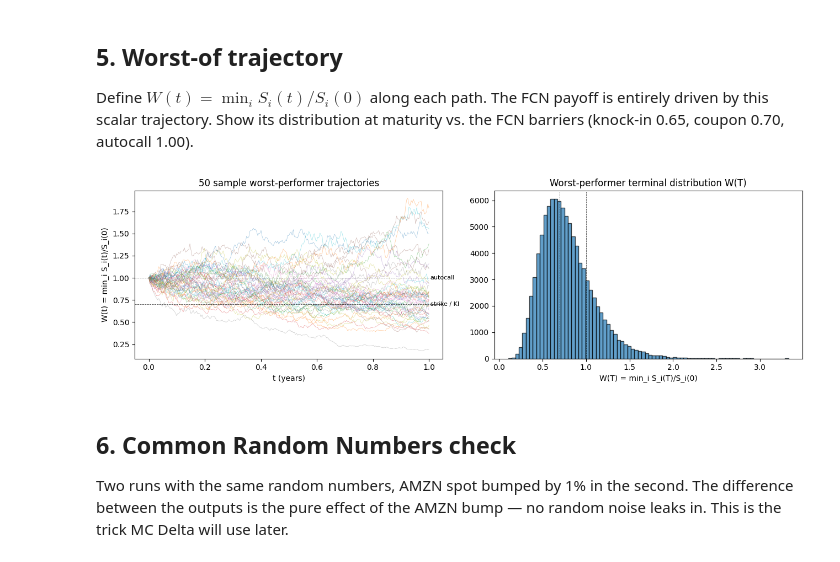
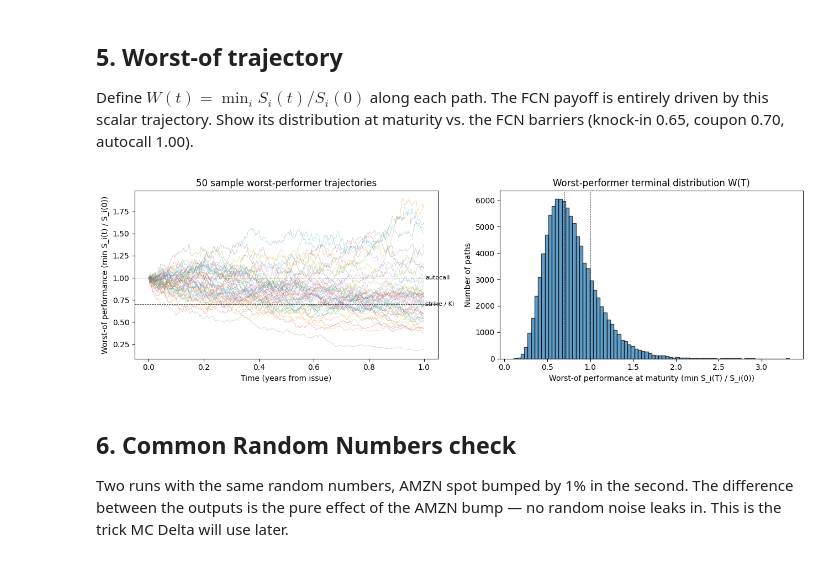
Before and after one commit to jothamteo/fcn-worst-of-pricer, a Jupyter notebook: notebooks/02_gbm_simulation.ipynb, the cells around one changed output. Drawn from its saved outputs; the diff is of its cells as text; code cells hidden in the pictures.

Commit message:
nb02 §5: add Y-axis label to histogram, plain-English axis text on both panels
Per JT msg 12388. The "Worst-performer terminal distribution" histogram
had no y-axis label (just unlabeled tick counts), and the existing
x-axis labels used a symbol-heavy form ("W(T) = min_i S_i(T)/S_i(0)")
that's hard to parse for a non-quant reader.

Axis label changes:

Trajectories panel:
  X: "t (years)"               → "Time (years from issue)"
  Y: "W(t) = min_i S_i(t)/S_i(0)" → "Worst-of performance (min S_i(t) / S_i(0))"

Terminal-distribution histogram:
  X: "W(T) = min_i S_i(T)/S_i(0)" → "Worst-of performance at maturity (min S_i(T) / S_i(0))"
  Y: (none — missing)          → "Number of paths"

The "Number of paths" y-label was the actual omission; the others are
just clearer phrasing of the same axis identity. Notebook re-executed;
both charts now self-explanatory.

```diff
--- a/notebooks/02_gbm_simulation.ipynb
+++ b/notebooks/02_gbm_simulation.ipynb
@@ -148,27 +148,28 @@ Define $W(t) = \min_i S_i(t)/S_i(0)$ along each path. The FCN payoff is entirely
 # %%
 perf = paths / spots               # (paths, steps+1, d)
 worst = perf.min(axis=2)            # (paths, steps+1)
 worst_T = worst[:, -1]
 
 fig, (ax1, ax2) = plt.subplots(1, 2, figsize=(13, 4))
 ax1.plot(time_grid, worst[:50].T, lw=0.4, alpha=0.5)
 for level, label in [(1.00, "autocall"), (0.70, "strike / KI")]:
     ax1.axhline(level, color="k", lw=0.6, ls="--", alpha=0.7)
     ax1.text(T + 0.005, level, label, va="center", fontsize=8)
 ax1.set_title("50 sample worst-performer trajectories")
-ax1.set_xlabel("t (years)")
-ax1.set_ylabel("W(t) = min_i S_i(t)/S_i(0)")
+ax1.set_xlabel("Time (years from issue)")
+ax1.set_ylabel("Worst-of performance (min S_i(t) / S_i(0))")
 
 ax2.hist(worst_T, bins=80, edgecolor="k", alpha=0.7)
 for level, label in [(1.00, "autocall"), (0.70, "strike / KI")]:
     ax2.axvline(level, color="k", lw=0.6, ls="--", alpha=0.7)
 ax2.set_title("Worst-performer terminal distribution W(T)")
-ax2.set_xlabel("W(T) = min_i S_i(T)/S_i(0)")
+ax2.set_xlabel("Worst-of performance at maturity (min S_i(T) / S_i(0))")
+ax2.set_ylabel("Number of paths")
 
 plt.tight_layout()
 plt.show()
 # %% [output]
-[figure, old version]
+[figure, new version]
 # %% [markdown]
 ## 6. Common Random Numbers check
 
```
